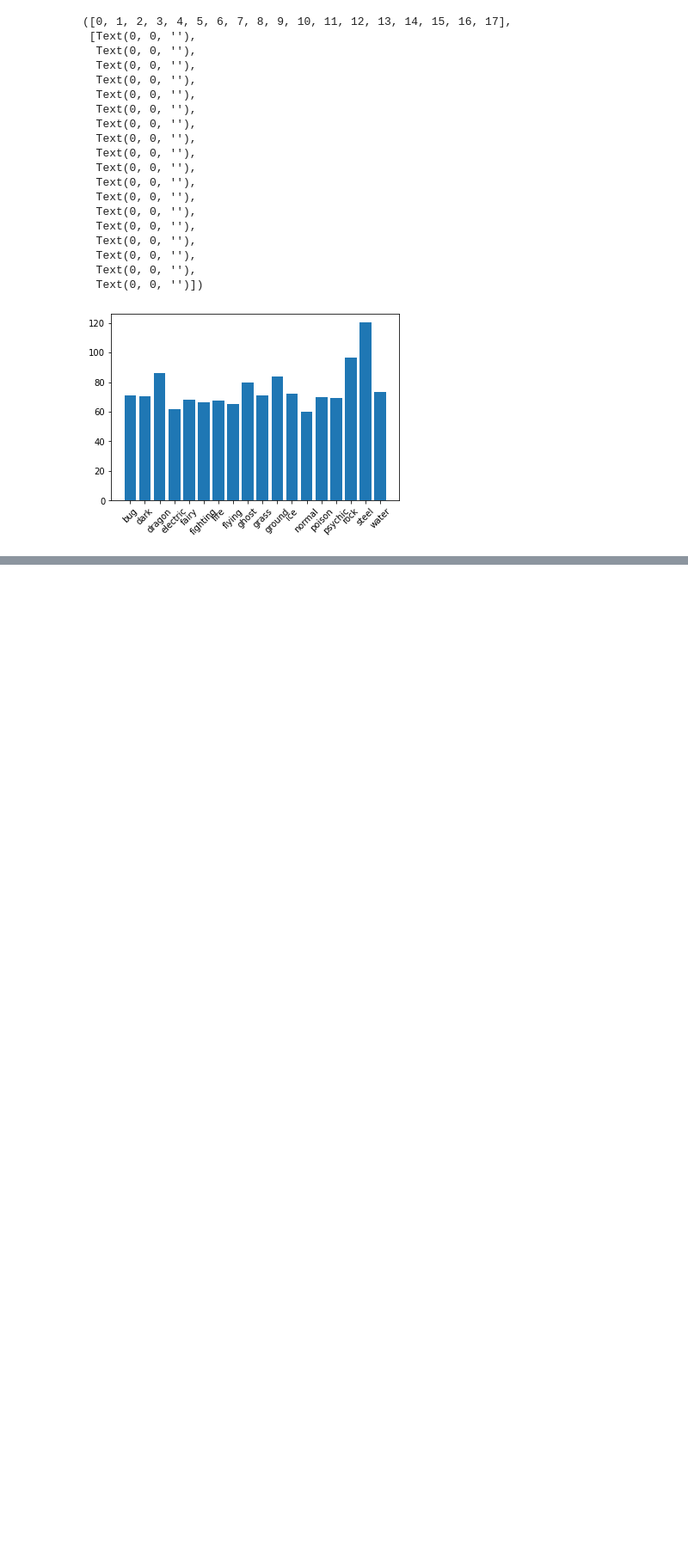
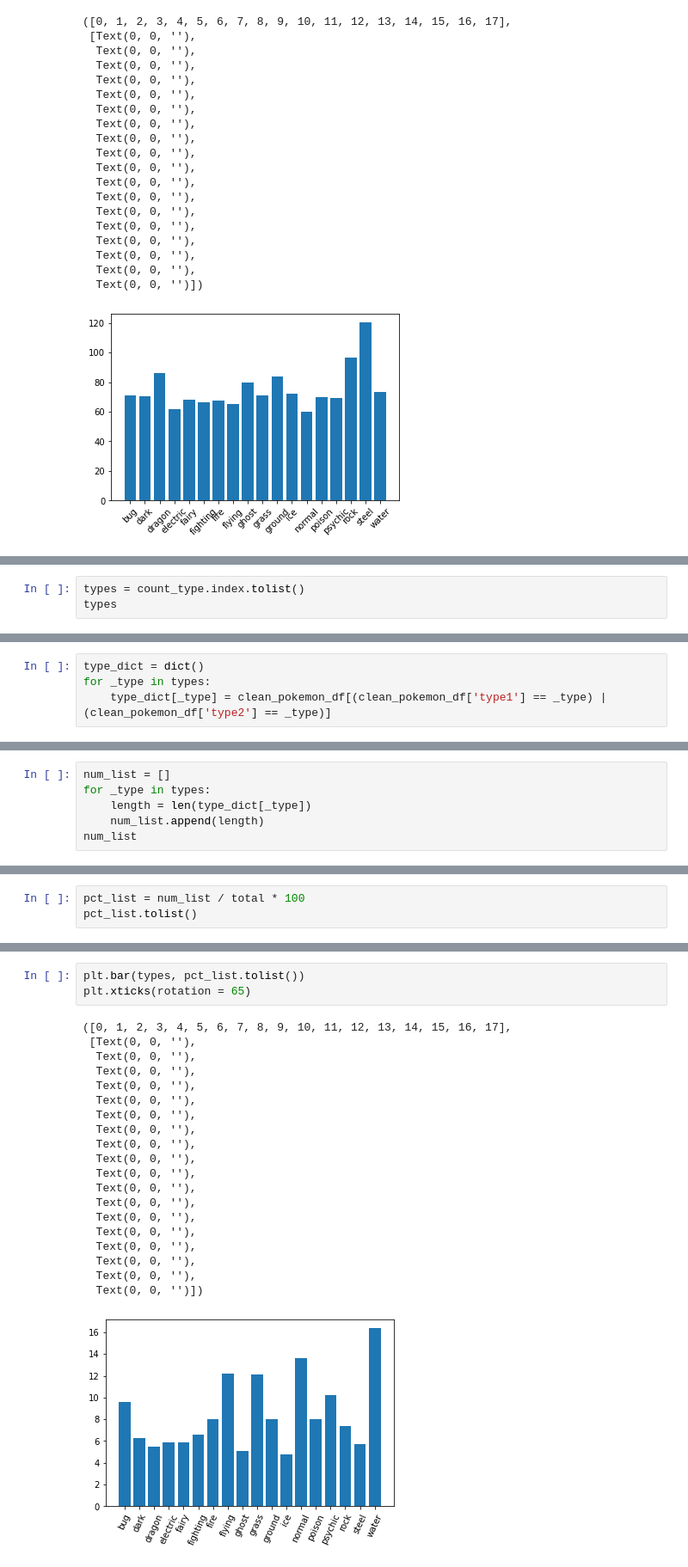
Before and after one commit to j-hendricks/Pokemon-Analysis, a Jupyter notebook: jupyter_notebook/Cleaning_Data.ipynb, the cells around one changed output, grey strips where cells are left out. Shown: that part at 86% size. Cells and saved outputs as stored; diff of their text form; blank space fills up the shorter version.

```diff
--- a/jupyter_notebook/Cleaning_Data.ipynb
+++ b/jupyter_notebook/Cleaning_Data.ipynb
@@ -555,0 +671,3 @@ typing_info
+# %%
+types = count_type.index.tolist()
+types
@@ -555,0 +693,4 @@ typing_info
+# %%
+type_dict = dict()
+for _type in types:
+    type_dict[_type] = clean_pokemon_df[(clean_pokemon_df['type1'] == _type) | (clean_pokemon_df['type2'] == _type)]
@@ -555,0 +722,6 @@ typing_info
+# %%
+num_list = []
+for _type in types:
+    length = len(type_dict[_type])
+    num_list.append(length)
+num_list
@@ -555,0 +730,3 @@ typing_info
+# %%
+pct_list = num_list / total * 100
+pct_list.tolist()
@@ -555,0 +752,24 @@ typing_info
+# %%
+plt.bar(types, pct_list.tolist())
+plt.xticks(rotation = 65)
+# %% [output]
+([0, 1, 2, 3, 4, 5, 6, 7, 8, 9, 10, 11, 12, 13, 14, 15, 16, 17],
+ [Text(0, 0, ''),
+  Text(0, 0, ''),
+  Text(0, 0, ''),
+  Text(0, 0, ''),
+  Text(0, 0, ''),
+  Text(0, 0, ''),
+  Text(0, 0, ''),
+  Text(0, 0, ''),
+  Text(0, 0, ''),
+  Text(0, 0, ''),
+  Text(0, 0, ''),
+  Text(0, 0, ''),
+  Text(0, 0, ''),
+  Text(0, 0, ''),
+  Text(0, 0, ''),
+  Text(0, 0, ''),
+  Text(0, 0, ''),
+  Text(0, 0, '')])
+[figure, added]
```
Also changed, not shown: parts of 47 cells of this notebook.
